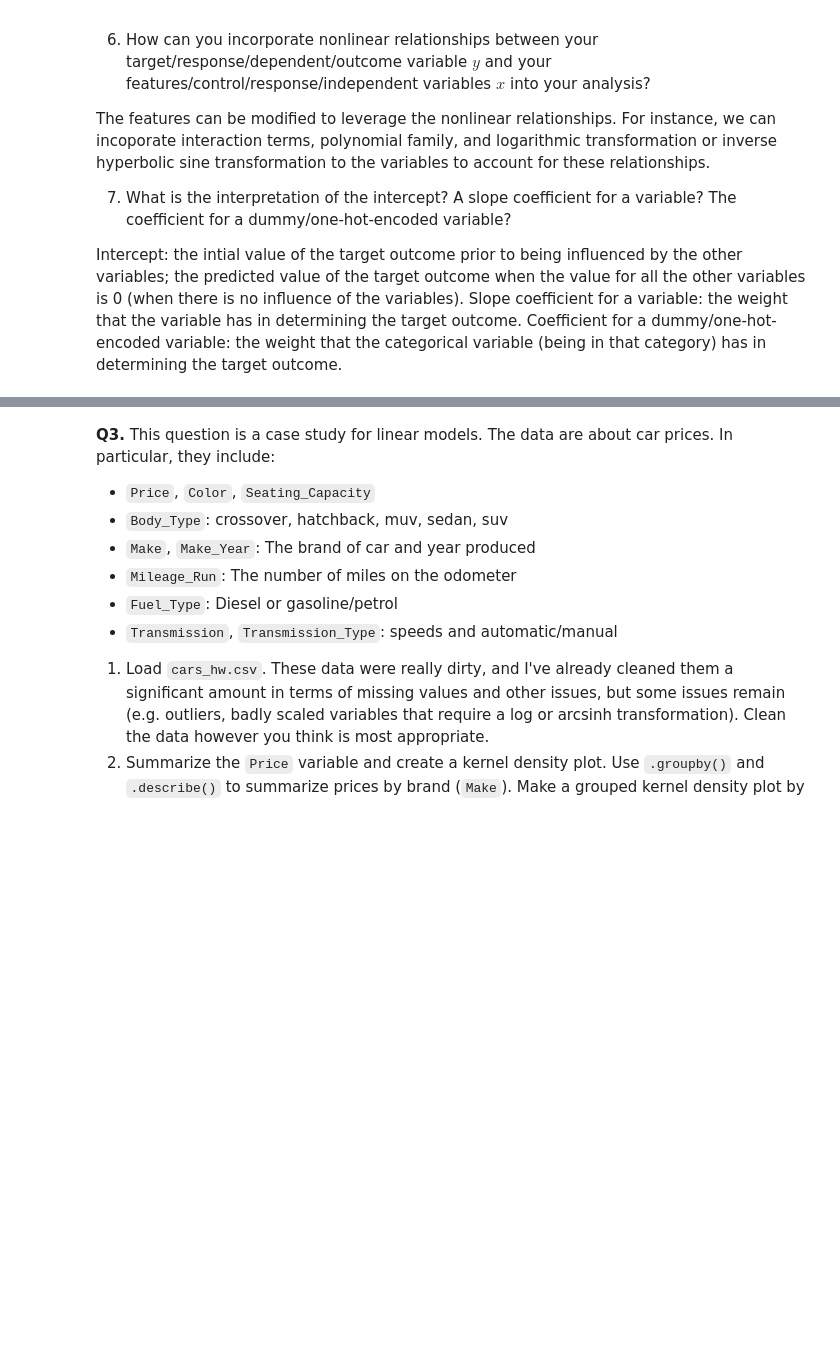
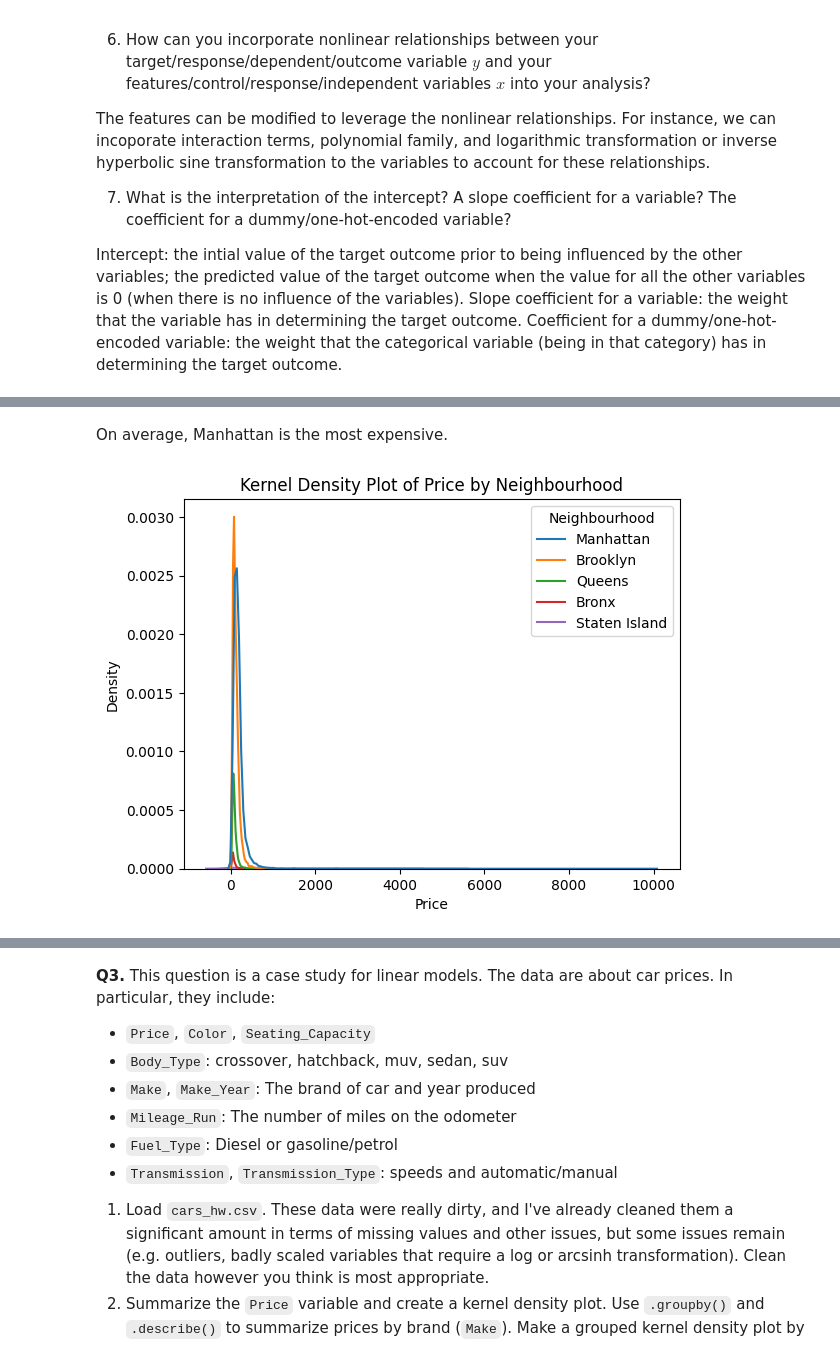
Before and after one commit to hasitanalluri/linearModels, a Jupyter notebook: assignment/assignment.ipynb, the cells around one changed output, grey strips where cells are left out. Saved outputs shown, nothing was run; the diff lists cells and outputs as text; code cells hidden in the pictures; blank space fills up the shorter version.

```diff
--- a/assignment/assignment.ipynb
+++ b/assignment/assignment.ipynb
@@ -62,0 +51,11 @@ Coefficient for a dummy/one-hot-encoded variable: the weight that the categorica
+# %%
+import numpy as np
+import pandas as pd
+import matplotlib.pyplot as plt
+import seaborn as sns
+
+df = pd.read_csv('/content/linearModels/data/Q1_clean.csv')
+print(df.columns)
+df = df.rename(columns={'Neighbourhood ': 'Neighbourhood'})
+
+df.groupby('Neighbourhood')[['Price', 'Review Scores Rating']].mean().reset_index()
@@ -62,0 +72,10 @@ Coefficient for a dummy/one-hot-encoded variable: the weight that the categorica
+# %% [markdown]
+On average, Manhattan is the most expensive.
+# %%
+sns.kdeplot(data=df, x='Price', hue='Neighbourhood')
+plt.title('Kernel Density Plot of Price by Neighbourhood')
+plt.xlabel('Price')
+plt.ylabel('Density')
+plt.show()
+# %% [output]
+[figure, added]
```
Also changed, not shown: parts of 12 cells of this notebook.
